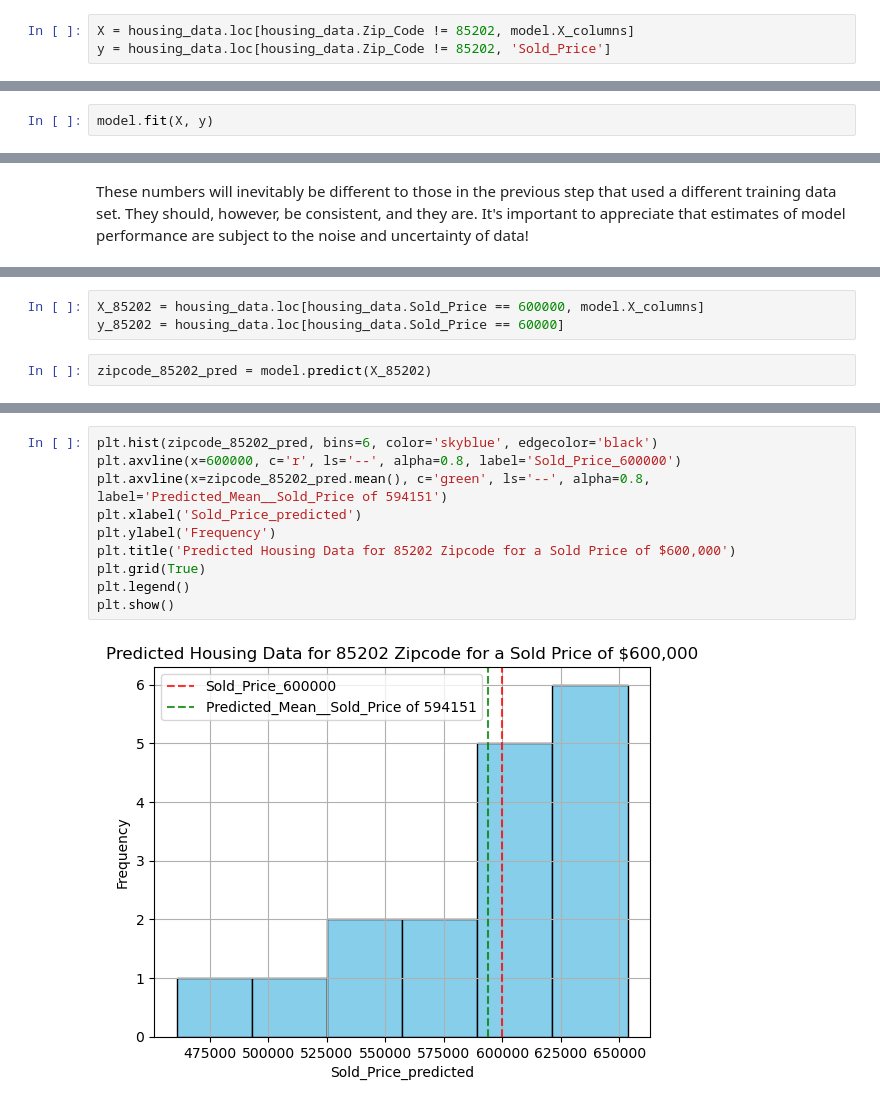
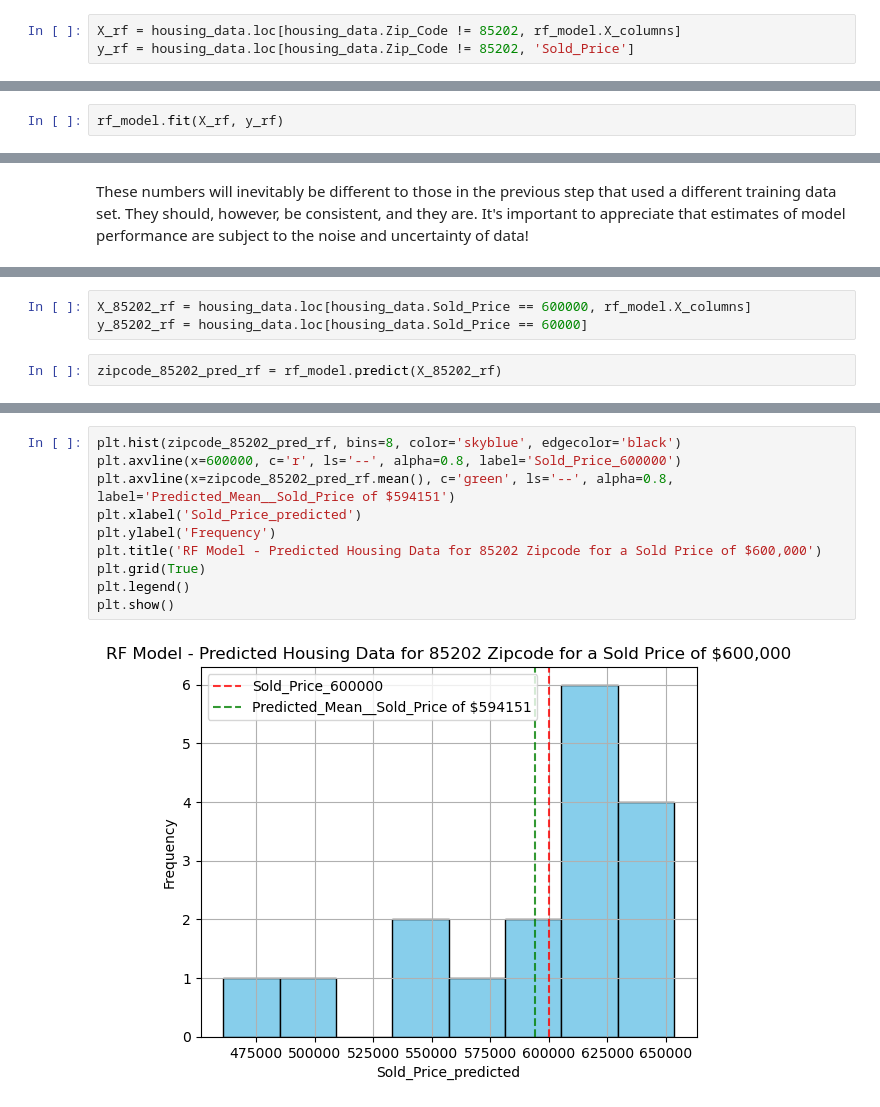
Before and after one commit to Feriga/Capstone2, a Jupyter notebook: 05_Maricopa_modeling.ipynb, the cells around one changed output, grey strips where cells are left out. Drawn from its saved outputs; the diff is of its cells as text.

```diff
--- a/05_Maricopa_modeling.ipynb
+++ b/05_Maricopa_modeling.ipynb
@@ -67,6 +73,6 @@ Sold_Price_600000.T
 # %% [markdown]
 In this next step I want to refit the model using all available data. But should we include the data in zipcode 85202 data? On the one hand, we are _not_ trying to estimate model performance on a previously unseen data sample, so theoretically including 85202 zipcode data should be fine. One might first think that including 85202 zipcode in the model training would, if anything, improve model performance in predicting a, for example, a home valued at 600,000 in zipcode 85202. But here's where our project context comes in. The motivation for this entire project is based on the sense that a 600000 valued home in 85202 zipcode needs to pe predicted as close as possible to actual sold price of 600,000. One way to phrase this problem: we want to train a model to predict a 600,000 valued home in zipcode 85202 based on data from _all the other_ zipcodes! We don't want 85202 zipcode current Sold price to bias this. We want to calculate a price based only on its other zipcodes data.
 # %%
-X = housing_data.loc[housing_data.Zip_Code != 85202, model.X_columns]
-y = housing_data.loc[housing_data.Zip_Code != 85202, 'Sold_Price']
+X_rf = housing_data.loc[housing_data.Zip_Code != 85202, rf_model.X_columns]
+y_rf = housing_data.loc[housing_data.Zip_Code != 85202, 'Sold_Price']
 # %%
@@ -74,7 +80,7 @@ len(X), len(y)
 # %% [output]
 (3076, 3076)
 # %%
-model.fit(X, y)
+rf_model.fit(X_rf, y_rf)
 # %% [output]
 Pipeline(steps=[('standardscaler', StandardScaler()),
                 ('randomforestregressor',
@@ -98,6 +104,6 @@ These numbers will inevitably be different to those in the previous step that us
 # %%
-X_85202 = housing_data.loc[housing_data.Sold_Price == 600000, model.X_columns]
-y_85202 = housing_data.loc[housing_data.Sold_Price == 60000]
+X_85202_rf = housing_data.loc[housing_data.Sold_Price == 600000, rf_model.X_columns]
+y_85202_rf = housing_data.loc[housing_data.Sold_Price == 60000]
 # %%
-zipcode_85202_pred = model.predict(X_85202)
+zipcode_85202_pred_rf = rf_model.predict(X_85202_rf)
 # %%
@@ -126,15 +132,15 @@ plt.show()
 # %% [output]
 [figure]
 # %%
-plt.hist(zipcode_85202_pred, bins=6, color='skyblue', edgecolor='black')
+plt.hist(zipcode_85202_pred_rf, bins=8, color='skyblue', edgecolor='black')
 plt.axvline(x=600000, c='r', ls='--', alpha=0.8, label='Sold_Price_600000')
-plt.axvline(x=zipcode_85202_pred.mean(), c='green', ls='--', alpha=0.8, label='Predicted_Mean__Sold_Price of 594151')
+plt.axvline(x=zipcode_85202_pred_rf.mean(), c='green', ls='--', alpha=0.8, label='Predicted_Mean__Sold_Price of $594151')
 plt.xlabel('Sold_Price_predicted')
 plt.ylabel('Frequency')
-plt.title('Predicted Housing Data for 85202 Zipcode for a Sold Price of $600,000')
+plt.title('RF Model - Predicted Housing Data for 85202 Zipcode for a Sold Price of $600,000')
 plt.grid(True)
 plt.legend()
 plt.show()
 # %% [output]
-[figure, old version]
+[figure, new version]
 # %% [markdown]
```
Also changed, not shown: parts of 51 cells of this notebook, 1 other file.
